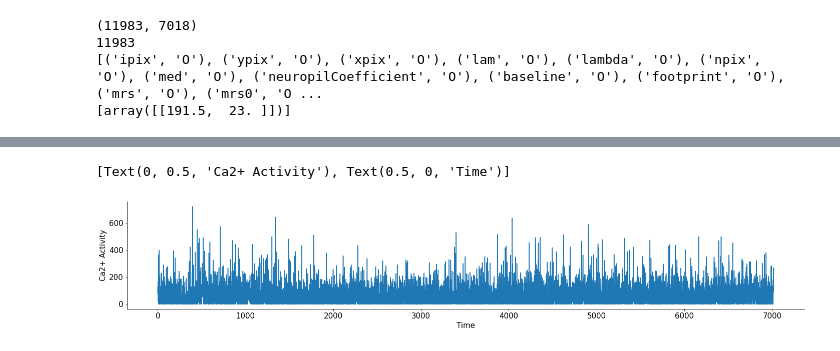
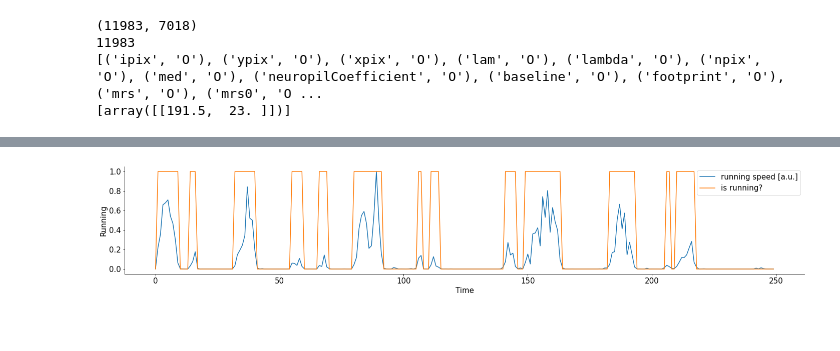
Before and after one commit to grawoods/teamA-grebes-NMA2020, a Jupyter notebook: SM/200723_sm_nma.ipynb, the cells around one changed output, grey strips where cells are left out. Drawn from its saved outputs; the diff is of its cells as text; code cells hidden in the pictures.

```diff
--- a/SM/200723_sm_nma.ipynb
+++ b/SM/200723_sm_nma.ipynb
@@ -77,10 +87,22 @@ ax.set(
-# %%
-plt.plot(sresp[neuron_idx,:])
-ax = plt.gca()
-ax.set(
-  xlabel="Time",
-  ylabel="Ca2+ Activity",
-)
-# %% [output]
-[Text(0, 0.5, 'Ca2+ Activity'), Text(0.5, 0, 'Time')]
-[figure, removed]
+# %%
+run_thres = 0.5 #cut-off threhold for running speed to be considered running [a.u.]
+
+#function to detm if running
+def is_running(x):
+  if x >= run_thres:
+    return 1
+  else:
+    return 0
+
+# map the above funtion to our run
+is_run = np.array([is_running(xi) for xi in run])
+
+#plot
+plt.plot(run[:stop_len]/ max(run[:stop_len]), label = "running speed [a.u.]")
+plt.plot(is_run[:stop_len], label = "is running?")
+plt.xlabel("Time")
+plt.ylabel("Running")
+plt.legend()
+plt.show()
+# %% [output]
+[figure, added]
```
Also changed, not shown: parts of 9 cells of this notebook.
